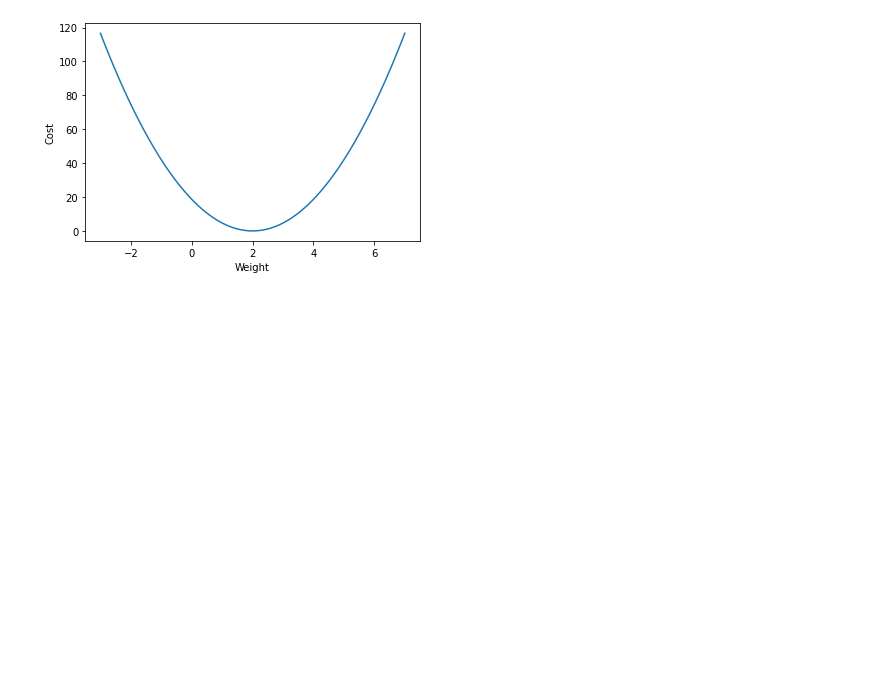
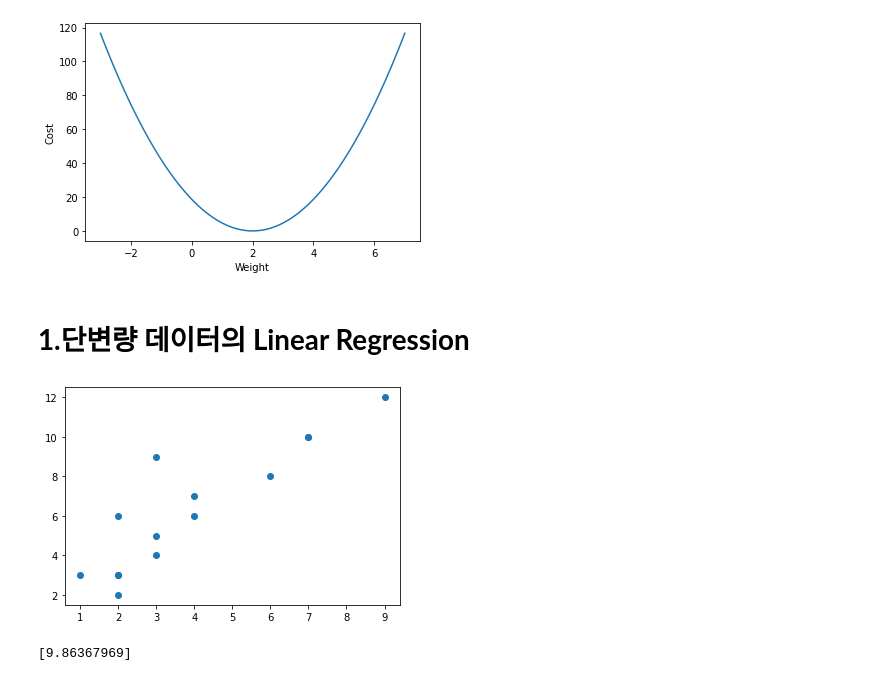
Before and after one commit to kdstheace/Python-Study, a Jupyter notebook: [Review]Machine_Learning.ipynb, the cells around one changed output. Drawn from its saved outputs; the diff is of its cells as text; code cells hidden in the pictures; blank space fills up the shorter version.

```diff
--- a/[Review]Machine_Learning.ipynb
+++ b/[Review]Machine_Learning.ipynb
@@ -44,3 +45,33 @@ plt.show()
 [-3.0, -2.9000000000000004, -2.8000000000000003, -2.7, -2.6, -2.5, -2.4000000000000004, -2.3000000000000003, -2.2, -2.1, -2.0, -1.9000000000000001, -1.8, -1.7000000000000002, -1.6, -1.5, -1.4000000000 ...
 [116.66666666666667, 112.04666666666668, 107.52000000000002, 103.08666666666669, 98.74666666666667, 94.5, 90.34666666666669, 86.28666666666668, 82.32000000000001, 78.44666666666667, 74.66666666666667, ...
 [figure]
+# %% [markdown]
+# **1.단변량 데이터의 Linear Regression**
+# %%
+from sklearn.linear_model import LinearRegression
+import numpy as np
+import matplotlib.pyplot as plt
+
+#1. 데이터 준비
+X = np.array([[1], [3], [2], [4], [7], [4], [9], [2], [3], [2], [6], [3], [2], [7] ])
+y = np.array([3, 9, 6, 7,10, 6, 12, 2, 4, 3, 8, 5, 3, 10 ])
+
+#2. 모델 준비
+model = LinearRegression()
+
+#3. 학습(Fitting)
+model.fit(X,y)
+
+#4. 평가(evaluate)
+
+#5. 시각화(visualize)
+plt.plot(X,y,'o')
+plt.show()
+
+#6. 예측(predict)
+X_tmp = [[7]]
+y_tmp = model.predict(X_tmp)
+print(y_tmp)
+# %% [output]
+[figure, added]
+[9.86367969]
```
Also changed, not shown: parts of 5 cells of this notebook.
